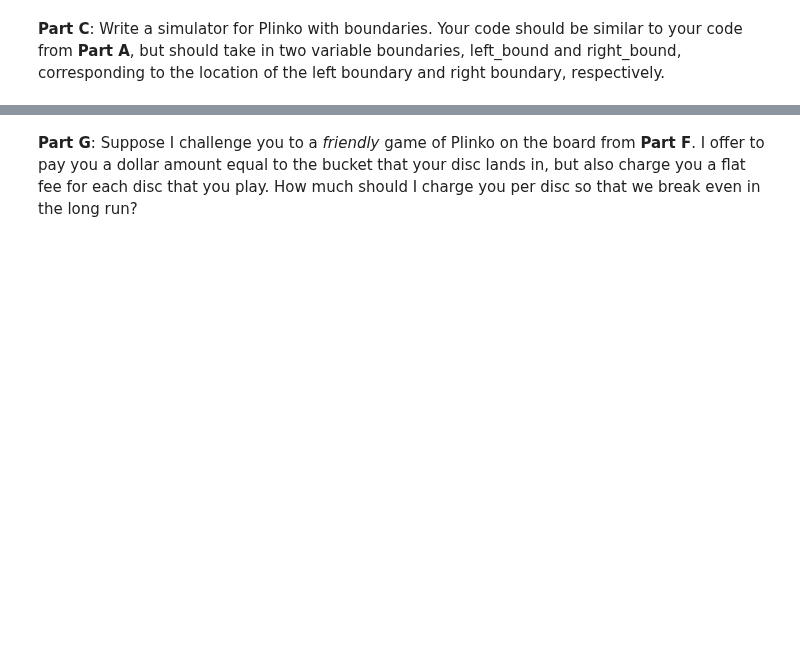
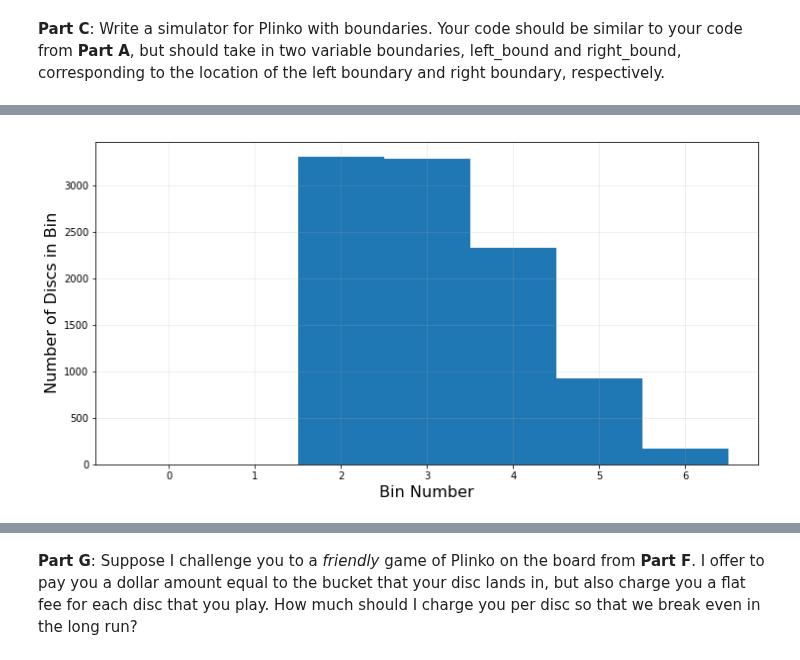
Before and after one commit to scuthbert/DataScience, a Jupyter notebook: hmwk/hmwk04/hmwk04.ipynb, the cells around one changed output, grey strips where cells are left out. Saved outputs shown, nothing was run; the diff lists cells and outputs as text; code cells hidden in the pictures; blank space fills up the shorter version.

```diff
--- a/hmwk/hmwk04/hmwk04.ipynb
+++ b/hmwk/hmwk04/hmwk04.ipynb
@@ -178,6 +278,17 @@ Let $X$ be the random variable corresponding to the Bucket that the disc lands i
 ![alt text](https://www.cs.colorado.edu/~ketelsen/files/courses/csci3022/figs/plinko4.png)
 
 Let $X$ be the random variable corresponding to the Bucket that the disc lands in. Run your simulation for at least $10K$ trials and plot a density histogram estimate of the PMF of $X$. Compare the approximate PMF for this board to the boards from **Parts A** and **D**. Explain the mechanism that causes the differences between the three PMFs in words.
+# %%
+distri = plinko_sim_bounded(left_bound=1.5)
+fig, ax = plt.subplots(figsize=(12,6))
+ax.grid(True, alpha=0.25)
+plt.ylabel('Number of Discs in Bin',fontsize=16)
+plt.xlabel('Bin Number',fontsize=16)
+hist, bin_edges = np.histogram(distri, bins = range(8))
+plt.bar(bin_edges[:-1], hist, width = 1)
+plt.show()
+# %% [output]
+[figure, added]
 # %% [markdown]
 **Part F**: OK, one more. Consider the board with left_bound $= 1.5$ and right_bound $= 5.5$ which looks as follows:
 
```
Also changed, not shown: parts of 18 cells of this notebook.
